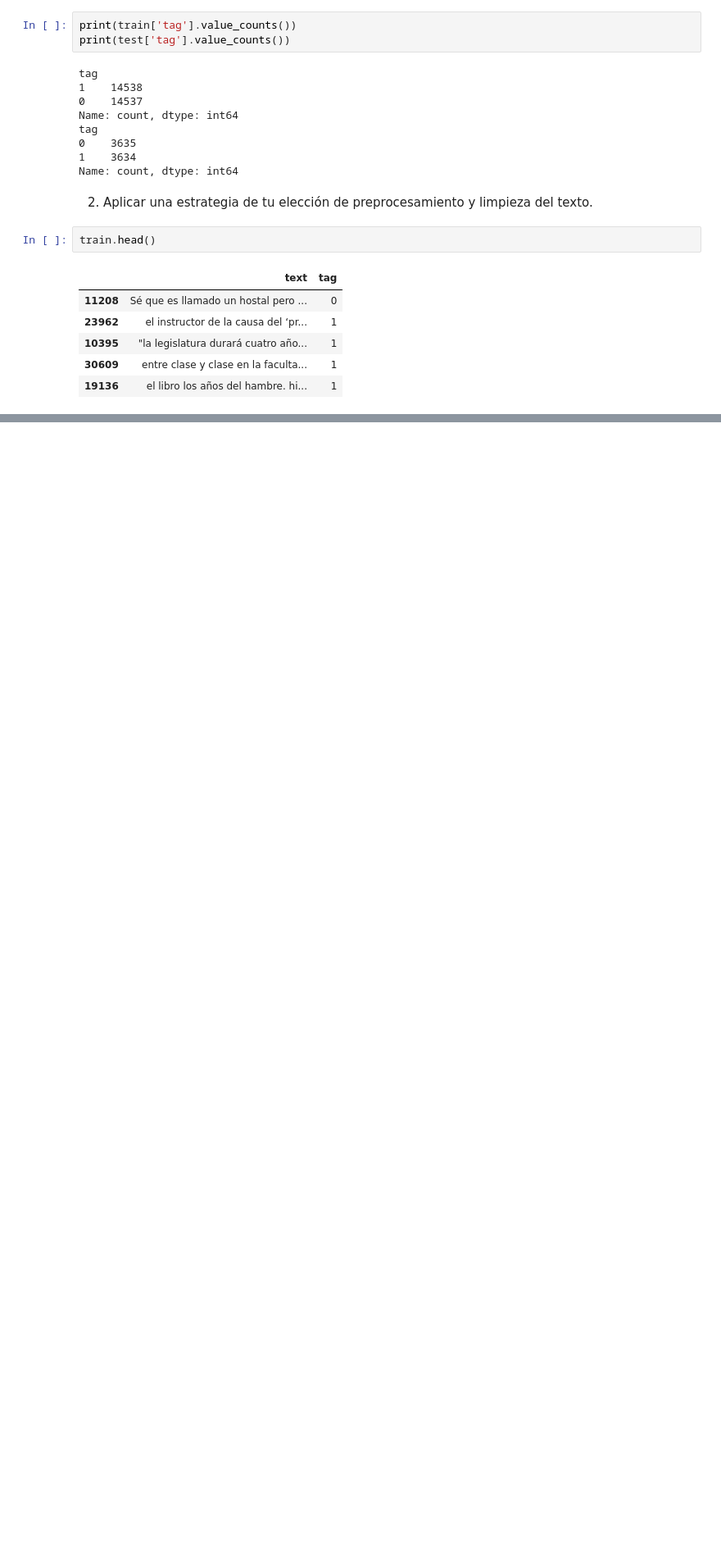
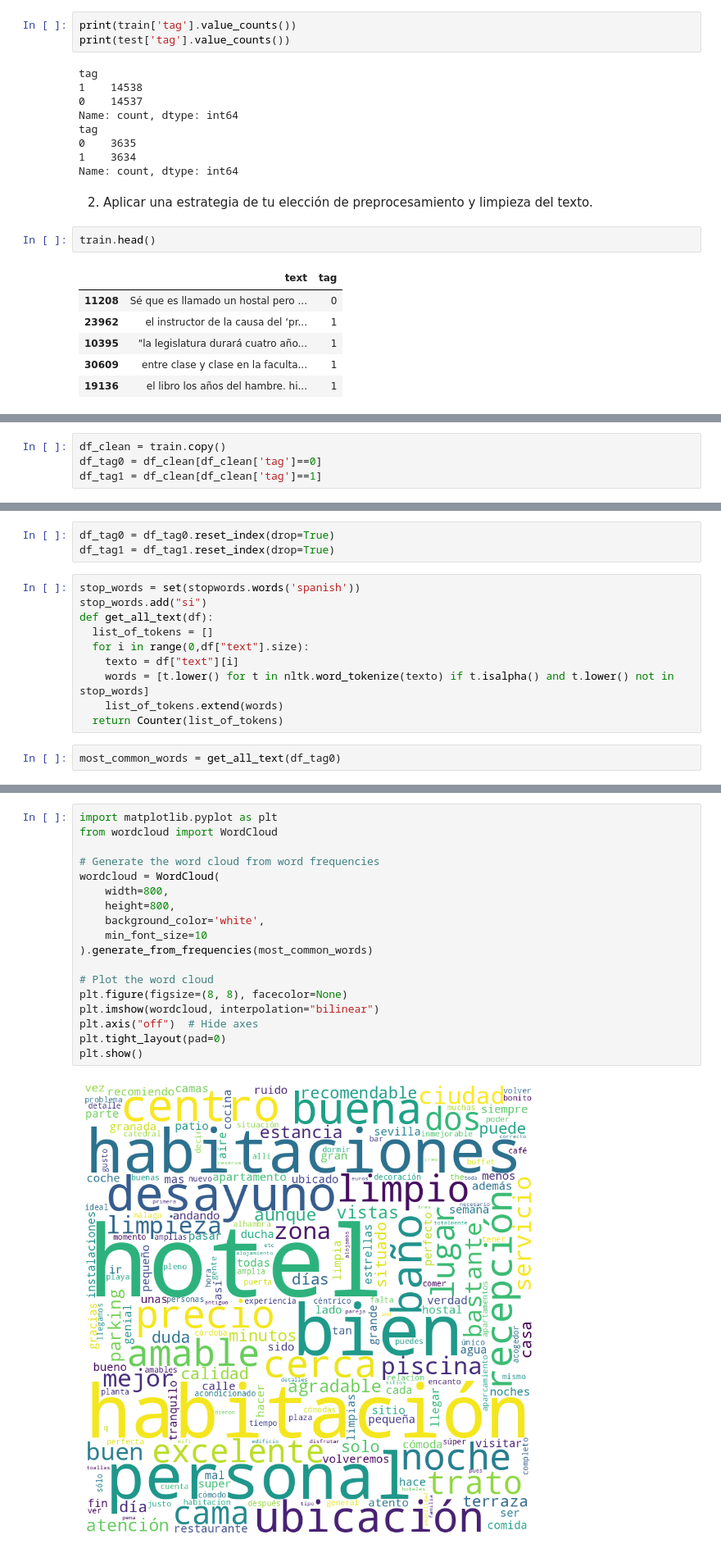
Before and after one commit to LuisHiram99/trabajos_PLN, a Jupyter notebook: Tareas/Tarea 03.ipynb, the cells around one changed output, grey strips where cells are left out. Shown: that part at 82% size. Drawn from its saved outputs; the diff is of its cells as text; blank space fills up the shorter version.

```diff
--- a/Tareas/Tarea 03.ipynb
+++ b/Tareas/Tarea 03.ipynb
@@ -126,0 +118,4 @@ df_clean.head()
+# %%
+df_clean = train.copy()
+df_tag0 = df_clean[df_clean['tag']==0]
+df_tag1 = df_clean[df_clean['tag']==1]
@@ -126,0 +132,15 @@ df_clean.head()
+# %%
+df_tag0 = df_tag0.reset_index(drop=True)
+df_tag1 = df_tag1.reset_index(drop=True)
+# %%
+stop_words = set(stopwords.words('spanish'))
+stop_words.add("si")
+def get_all_text(df):
+  list_of_tokens = []
+  for i in range(0,df["text"].size):
+    texto = df["text"][i]
+    words = [t.lower() for t in nltk.word_tokenize(texto) if t.isalpha() and t.lower() not in stop_words]
+    list_of_tokens.extend(words)
+  return Counter(list_of_tokens)
+# %%
+most_common_words = get_all_text(df_tag0)
@@ -126,0 +170,20 @@ df_clean.head()
+# %%
+import matplotlib.pyplot as plt
+from wordcloud import WordCloud
+
+# Generate the word cloud from word frequencies
+wordcloud = WordCloud(
+    width=800,
+    height=800,
+    background_color='white',
+    min_font_size=10
+).generate_from_frequencies(most_common_words)
+
+# Plot the word cloud
+plt.figure(figsize=(8, 8), facecolor=None)
+plt.imshow(wordcloud, interpolation="bilinear")
+plt.axis("off")  # Hide axes
+plt.tight_layout(pad=0)
+plt.show()
+# %% [output]
+[figure, added]
```
Also changed, not shown: parts of 4 cells of this notebook.
